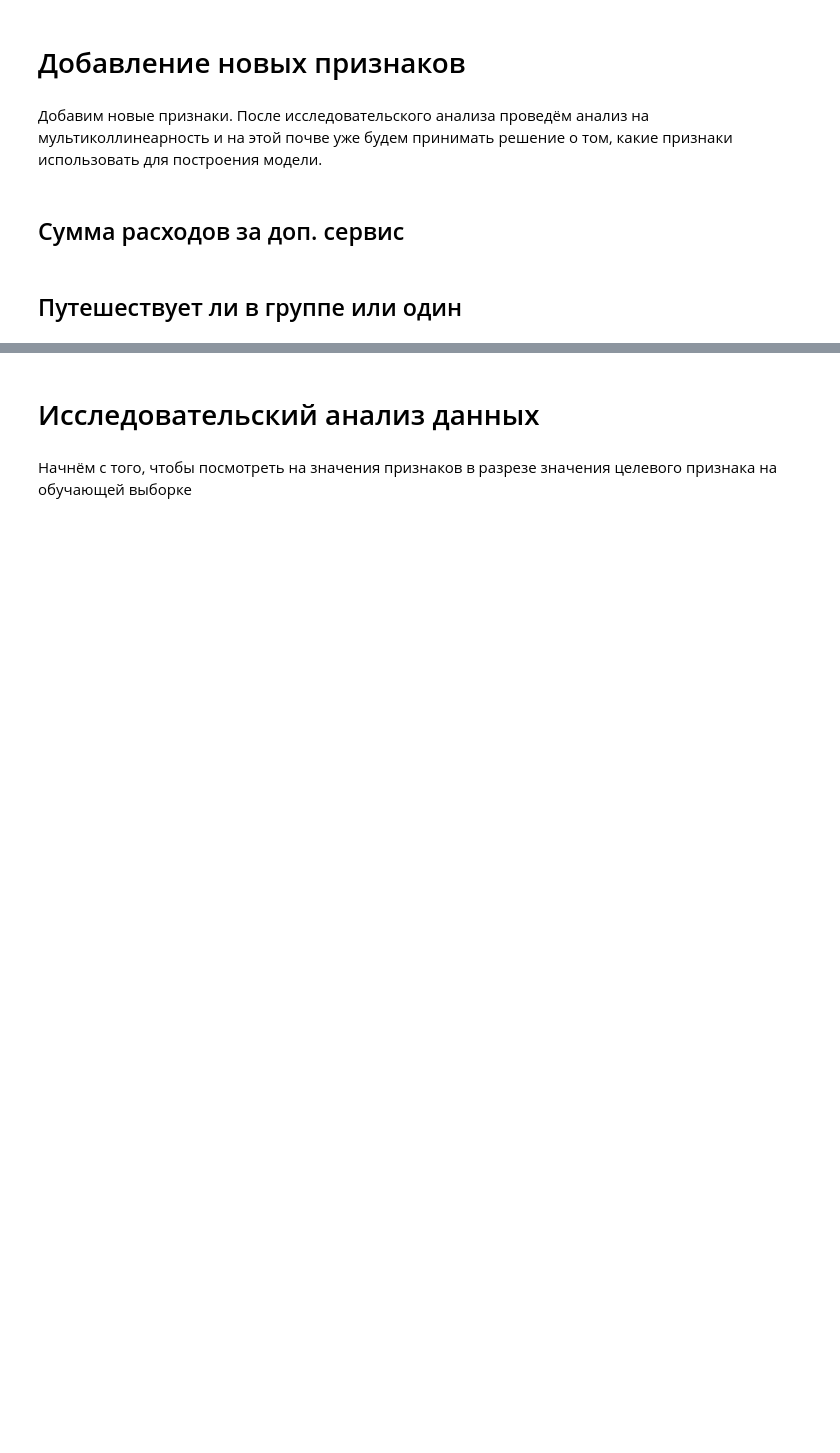
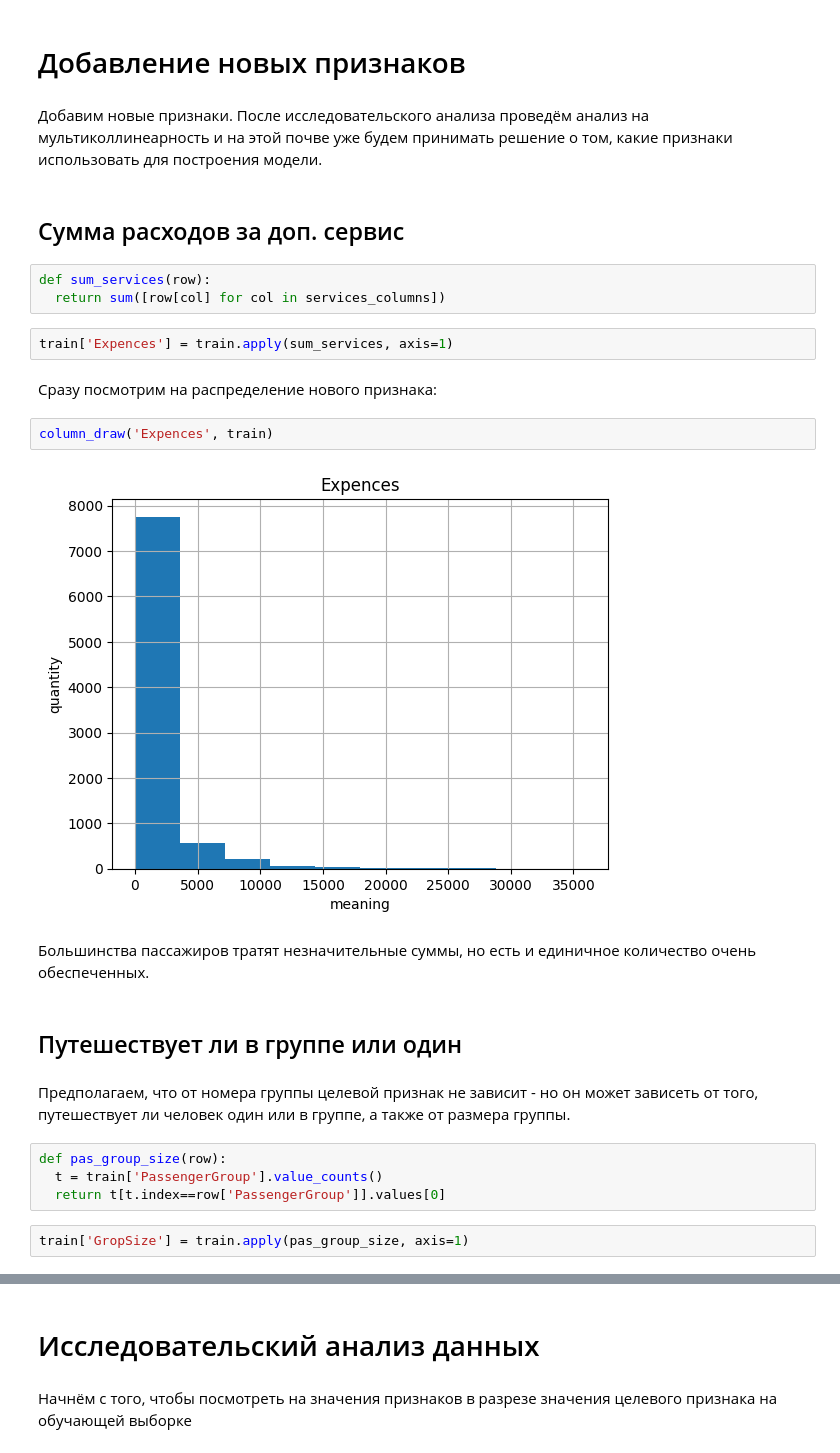
Before and after one commit to xEsseax/kaggle, a Jupyter notebook: titanic_spaceship.ipynb, the cells around one changed output, grey strips where cells are left out. Saved outputs shown, nothing was run; the diff lists cells and outputs as text; blank space fills up the shorter version.

```diff
--- a/titanic_spaceship.ipynb
+++ b/titanic_spaceship.ipynb
@@ -439,5 +439,26 @@ plt.ylabel('passengers');
 Добавим новые признаки. После исследовательского анализа проведём анализ на мультиколлинеарность и на этой почве уже будем принимать решение о том, какие признаки использовать для построения модели.
 # %% [markdown]
 ## Сумма расходов за доп. сервис
+# %%
+def sum_services(row):
+  return sum([row[col] for col in services_columns])
+# %%
+train['Expences'] = train.apply(sum_services, axis=1)
+# %% [markdown]
+Сразу посмотрим на распределение нового признака:
+# %%
+column_draw('Expences', train)
+# %% [output]
+[figure, added]
+# %% [markdown]
+Большинства пассажиров тратят незначительные суммы, но есть и единичное количество очень обеспеченных.
 # %% [markdown]
 ## Путешествует ли в группе или один
+# %% [markdown]
+Предполагаем, что от номера группы целевой признак не зависит - но он может зависеть от того, путешествует ли человек один или в группе, а также от размера группы.
+# %%
+def pas_group_size(row):
+  t = train['PassengerGroup'].value_counts()
+  return t[t.index==row['PassengerGroup']].values[0]
+# %%
+train['GropSize'] = train.apply(pas_group_size, axis=1)
```
Also changed, not shown: parts of 7 cells of this notebook.
